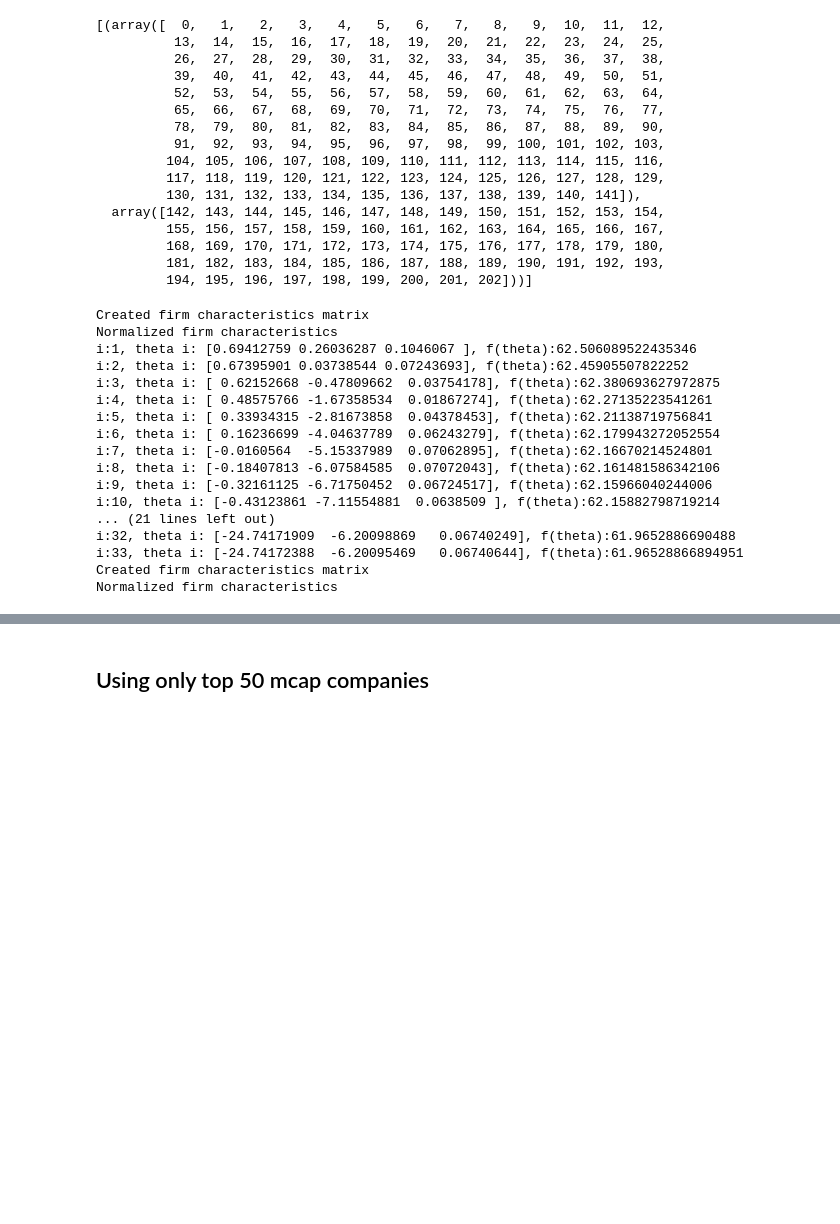
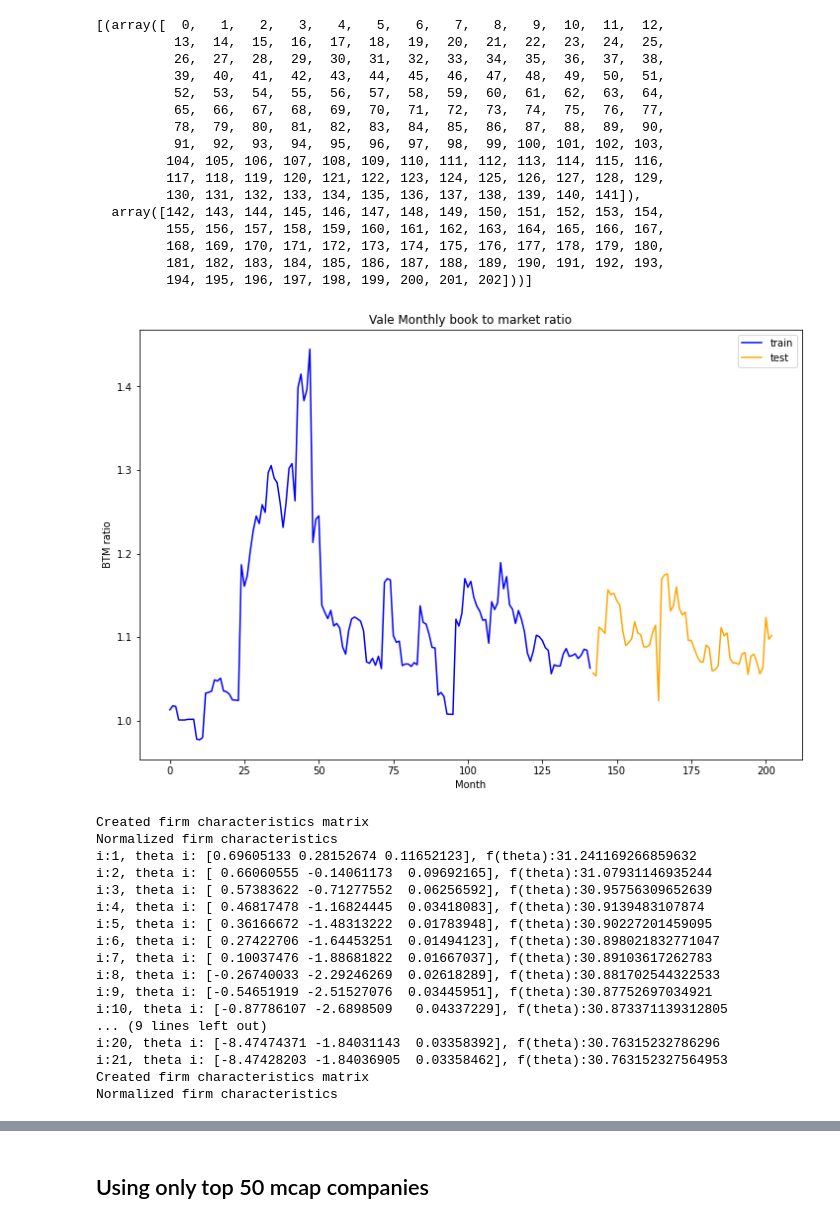
Before and after one commit to gabrielvieira37/master_thesis, a Jupyter notebook: prototype/article_prototype.ipynb, the cells around one changed output, grey strips where cells are left out. Saved outputs shown, nothing was run; the diff lists cells and outputs as text; code cells hidden in the pictures; blank space fills up the shorter version.

```diff
--- a/prototype/article_prototype.ipynb
+++ b/prototype/article_prototype.ipynb
@@ -455,7 +457,8 @@ def create_characteristics(me_df, mom_df, btm_df, return_df):
     print("Normalized firm characteristics")
     return firm_characteristics, r, time, number_of_stocks
 # %%
-firm_characteristics, r, time, number_of_stocks = create_characteristics(train_me, train_mom, train_btm, train_return)
+stock_names = list(monthly_return.columns)
+firm_characteristics, r, time, number_of_stocks = create_characteristics(train_me, train_mom, train_btm, train_return, stock_names)
 # %% [output]
 Created firm characteristics matrix
 Normalized firm characteristics
@@ -1172,6 +1164,23 @@ Train size: 142, test size: 61
          168, 169, 170, 171, 172, 173, 174, 175, 176, 177, 178, 179, 180,
          181, 182, 183, 184, 185, 186, 187, 188, 189, 190, 191, 192, 193,
          194, 195, 196, 197, 198, 199, 200, 201, 202]))]
+# %%
+plt.figure(figsize=(12,8))
+plt.title("Vale Monthly book to market ratio")
+plt.ticklabel_format(style='plain')
+for train, test in test_train:
+    train_btm = book_to_mkt_ratio.loc[train]
+    test_btm = book_to_mkt_ratio.loc[test]
+
+    train_btm['VALE3'].plot(c='blue', label='train')
+    test_btm['VALE3'].plot(c='orange', label='test')
+    plt.xlabel('Month')
+    plt.ylabel('BTM ratio')
+    plt.legend()
+# plt.grid()
+plt.show()
+# %% [output]
+[figure, added]
 # %%
 # %%timeit
 start = tm.time()
@@ -1181,12 +1190,18 @@ benchmark_r_fold = []
 theta_fold = []
 
 test_r_fold = []
+test_r_fold_std = []
+
 benchmark_test_r_fold =[]
+benchmark_test_r_fold_std =[]
 
 benchmark_weights_fold = []
 
+w_test_results = []
+
 stocks_names = list(monthly_return.columns)
 
+risk_constant = 10
 w_test_results = []
 np.random.seed(123)
 for train, test in test_train:
@@ -1217,7 +1232,7 @@ for train, test in test_train:
     benchmark_r_fold.append(benchmark_mean_return)
 
     opt_iter = 1
-    sol, mean_obj_r, mean_r = optimizing_step(firm_characteristics, r, time, number_of_stocks, theta0, w_benchmark)
+    sol, mean_obj_r, mean_r = optimizing_step(firm_characteristics, r, time, number_of_stocks, theta0, w_benchmark, risk_constant)
     sol_theta = sol.x
 
     ### SAVING PARAMETERS TO LOOKUP AFTER
@@ -1233,8 +1248,10 @@ for train, test in test_train:
     w_benchmark_test = np.ones(shape=(number_of_stocks, time_test))
     w_benchmark_test *= 1/number_of_stocks
 
-    benchmark_test_r = sum(sum(w_benchmark_test*r_test))/time_test
-    benchmark_test_r_fold.append(benchmark_test_r)
+    benchmark_r_test_series=pd.Series(sum(w_benchmark_test*r_test)).describe()
+
+    benchmark_test_r_fold.append(benchmark_r_test_series['mean'])
+    benchmark_test_r_fold_std.append(benchmark_r_test_series['std'])
 
 
     ### CREATE TEST WEIGHT AND FIND ITS RETURN
@@ -1245,27 +1262,30 @@ for train, test in test_train:
         w_test[i] = w_benchmark_test[i] + (1/number_of_stocks)*firms_coeff
 
     w_test_results.append(w_test)
-    test_r = sum(sum(w_test*r_test))/time_test
-    test_r_fold.append(test_r)
+    r_test_series = pd.Series(sum(w_test*r_test)).describe()
+
+    test_r_fold.append(r_test_series['mean'])
+    test_r_fold_std.append(r_test_series['std'])
+
 
 
 end = tm.time()
 # %% [output]
 Created firm characteristics matrix
 Normalized firm characteristics
-i:1, theta i: [0.69412759 0.26036287 0.1046067 ], f(theta):62.506089522435346
-i:2, theta i: [0.67395901 0.03738544 0.07243693], f(theta):62.45905507822252
-i:3, theta i: [ 0.62152668 -0.47809662  0.03754178], f(theta):62.380693627972875
-i:4, theta i: [ 0.48575766 -1.67358534  0.01867274], f(theta):62.27135223541261
-i:5, theta i: [ 0.33934315 -2.81673858  0.04378453], f(theta):62.21138719756841
-i:6, theta i: [ 0.16236699 -4.04637789  0.06243279], f(theta):62.179943272052554
-i:7, theta i: [-0.0160564  -5.15337989  0.07062895], f(theta):62.16670214524801
-i:8, theta i: [-0.18407813 -6.07584585  0.07072043], f(theta):62.161481586342106
-i:9, theta i: [-0.32161125 -6.71750452  0.06724517], f(theta):62.15966040244006
-i:10, theta i: [-0.43123861 -7.11554881  0.0638509 ], f(theta):62.15882798719214
-... (21 lines left out)
-i:32, theta i: [-24.74171909  -6.20098869   0.06740249], f(theta):61.9652886690488
-i:33, theta i: [-24.74172388  -6.20095469   0.06740644], f(theta):61.96528866894951
+i:1, theta i: [0.69605133 0.28152674 0.11652123], f(theta):31.241169266859632
+i:2, theta i: [ 0.66060555 -0.14061173  0.09692165], f(theta):31.07931146935244
+i:3, theta i: [ 0.57383622 -0.71277552  0.06256592], f(theta):30.95756309652639
+i:4, theta i: [ 0.46817478 -1.16824445  0.03418083], f(theta):30.9139483107874
+i:5, theta i: [ 0.36166672 -1.48313222  0.01783948], f(theta):30.90227201459095
+i:6, theta i: [ 0.27422706 -1.64453251  0.01494123], f(theta):30.898021832771047
+i:7, theta i: [ 0.10037476 -1.88681822  0.01667037], f(theta):30.89103617262783
+i:8, theta i: [-0.26740033 -2.29246269  0.02618289], f(theta):30.881702544322533
+i:9, theta i: [-0.54651919 -2.51527076  0.03445951], f(theta):30.87752697034921
+i:10, theta i: [-0.87786107 -2.6898509   0.04337229], f(theta):30.873371139312805
+... (9 lines left out)
+i:20, theta i: [-8.47474371 -1.84031143  0.03358392], f(theta):30.76315232786296
+i:21, theta i: [-8.47428203 -1.84036905  0.03358462], f(theta):30.763152327564953
 Created firm characteristics matrix
 Normalized firm characteristics
 # %%
```
Also changed, not shown: parts of 50 cells of this notebook, 1 other file.
